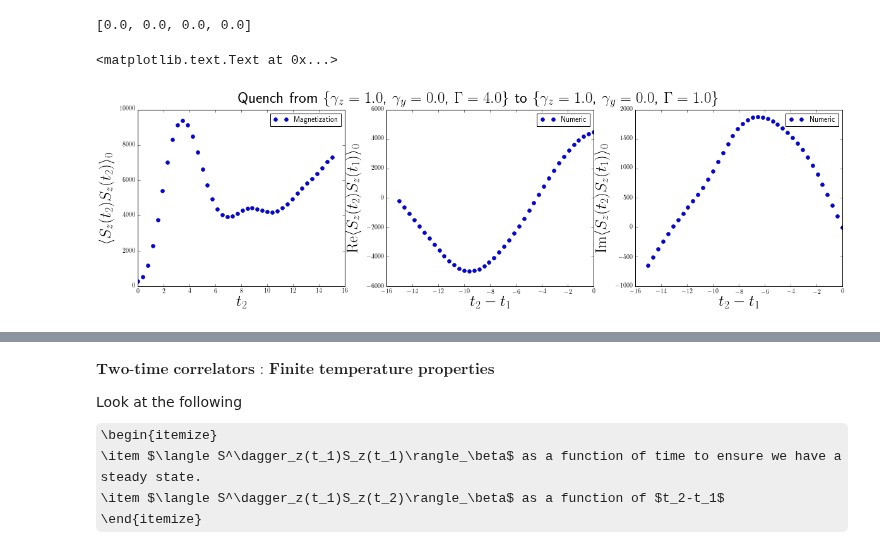
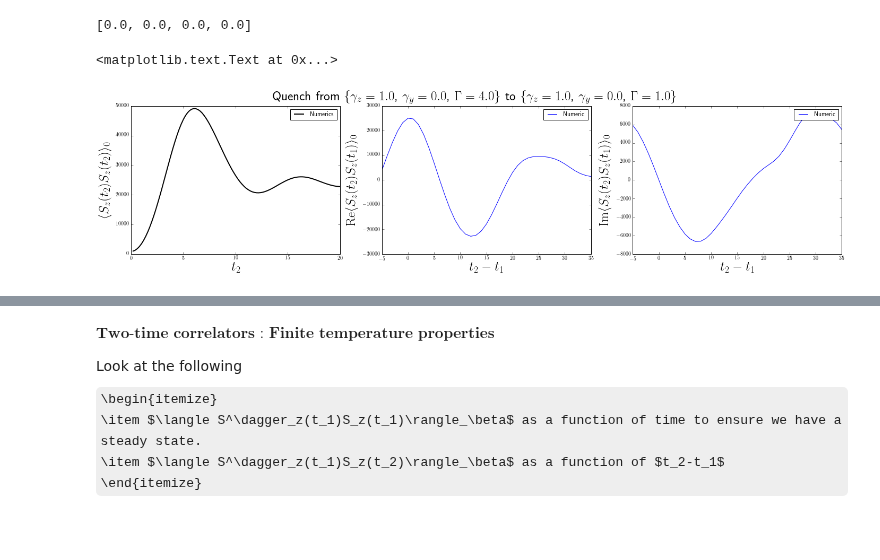
Before and after one commit to paraj003/LMG_quench, a Jupyter notebook: LMG_sim.ipynb, the cells around one changed output, grey strips where cells are left out. Cells and saved outputs as stored; diff of their text form; code cells hidden in the pictures; some formulas as TeX source.

```diff
--- a/LMG_sim.ipynb
+++ b/LMG_sim.ipynb
@@ -256,9 +256,9 @@ For the numerics we choose the parameters for the critical quench. We have the d
 
 In this section we focus on a particular system size, (say $L=100$) and plot the time dependence of the spin on th $y-z$ plane.
 # %%
-L=200 #Set system size.
-paramvals0=LMG.Ham_params(N=L,S=L/2,J=1.,γz=1.,γy=0.,Γ=4.)
-paramvalsf=LMG.Ham_params(N=L,S=L/2,J=1.,γz=1,γy=0,Γ=1.)
+L=1000 #Set system size.
+paramvals0=LMG.Ham_params(N=L,S=L/2,J=1.,γz=1.,γy=0.,Γ=1.)
+paramvalsf=LMG.Ham_params(N=L,S=L/2,J=1.,γz=1,γy=0.5,Γ=1.)
 dt=0.2 #time step
 Tf=20 # final time step
 Nsteps=int(Tf/dt)
@@ -1006,0 +1032,29 @@ data/Twotimecorrelation/Twotimecorrelator_Az_0.0_Ay_1.0_t1_[15.0_0.0_15.0]_t2_[1
+# %%
+#load two time correlation <Sϕ(t2)Sϕ(t1)> from file
+directory1='data/Twotimecorrelation/'
+directory2='/home/paraj/Dropbox/Research_Projects_Current/LMG_Quench/data/Twotimecorrelation/'
+correlationyvals=np.zeros((np.size(t2arr),np.size(Larr)),dtype=complex)
+correlationzvals=np.zeros((np.size(t2arr),np.size(Larr)),dtype=complex)
+deletelist=np.array([],dtype=int)
+for L,p in zip(Larr,range(np.size(Larr))):
+    print('L='+str(L))#, end='\r', flush=True)
+    paramvals0=LMG.Ham_params(N=L,S=L/2,J=1.,γz=1.,γy=0.,Γ=4.)
+    paramvalsf=LMG.Ham_params(N=L,S=L/2,J=1.,γz=1,γy=0.,Γ=1.)
+    #load Sz^2 data
+    filename1=directory2+'Twotimecorrelator_Az_1.0_Ay_0.0_t1_'+LMG.arrtostr(t1arr)+'_t2_'+LMG.arrtostr(t2arr)+'_from_'+paramvals0.paramstr()+'_to_'+paramvalsf.paramstr()+'.hdf5'
+    #load Sy^2 data
+    filename2=directory2+'Twotimecorrelator_Az_0.0_Ay_1.0_t1_'+LMG.arrtostr(t1arr)+'_t2_'+LMG.arrtostr(t2arr)+'_from_'+paramvals0.paramstr()+'_to_'+paramvalsf.paramstr()+'.hdf5'
+    if (not os.path.exists(filename1)) or (not os.path.exists(filename2)):
+        print("L="+str(L)+" data doesn't exist!")
+        deletelist=np.append(deletelist,int(p))
+    else:
+        #print("Loading files:\n "+filename1+"\n"+filename2)
+        with h5py.File(filename1, "r") as f:
+            correlationzarr= f["correlationarr"][...]
+        with h5py.File(filename2, "r") as f:
+            correlationyarr= f["correlationarr"][...]
+        correlationzvals[:,p]=correlationzarr
+        correlationyvals[:,p]=correlationyarr
+correlationzvals_nonzero=np.delete(correlationzvals,deletelist,axis=1)
+correlationyvals_nonzero=np.delete(correlationyvals,deletelist,axis=1)
+Larr_nonzero=np.delete(Larr,deletelist,axis=0)
@@ -1018,26 +1085,27 @@ analytic_correlation_imag=-2*(L/2)*(1/(ω))*np.sin(ω*(t2arr-t1arr[0]))
 [0.0, 0.0, 0.0, 0.0]
 # %%
 #plotting time dependence
-plt.figure(figsize=[20,5])
+plt.figure(figsize=[24,5])
 plt.subplot(1,3,1)
-plt.plot(t2arr,np.real(magnetizationmat),'o',label='Magnetization')
+plt.plot(tarr,Sz2vals_nonzero[:,-1],'-',color='black',linewidth=2,label='Numerics')#'$\\langle S_z^2(t)\\rangle$')
+#plt.plot(t2arr,np.real(magnetizationmat),'o',label='Magnetization')
 #plt.plot(t2arr,analytic_mag,label='Analytic')
 plt.xlabel('$t_2$',fontsize=25)
 plt.ylabel('$\\langle S_z(t_2)S_z(t_2)\\rangle_0$',fontsize=25)
 plt.legend()
 plt.subplot(1,3,2)
-plt.plot(t2arr-t1arr[0],np.real(correlationmat[0,:]),'o',label='Numeric')
+plt.plot(t2arr-t1arr[0],np.real(correlationzvals[:,-1]),'-',label='Numeric')
 #plt.plot(t2arr-t1arr[0],analytic_correlation_real,label='Analytic')
 plt.xlabel('$t_2-t_1$',fontsize=25)
 plt.ylabel('${\\rm Re}\\langle S_z(t_2)S_z(t_1)\\rangle_0$',fontsize=25)
 plt.legend()
 plt.subplot(1,3,3)
-plt.plot(t2arr-t1arr[0],np.imag(correlationmat[0,:]),'o',label='Numeric')
+plt.plot(t2arr-t1arr[0],np.imag(correlationzvals[:,-1]),'-',label='Numeric')
 #plt.plot(t2arr-t1arr[0],analytic_correlation_imag,label='Analytic')
 plt.xlabel('$t_2-t_1$',fontsize=25)
 plt.ylabel('${\\rm Im}\\langle S_z(t_2)S_z(t_1)\\rangle_0$',fontsize=25)
 plt.legend()#bbox_to_anchor=(1.95,0.5),fontsize=25)
 plt.suptitle('Quench from \\{$\\gamma_z= %.1f $, $\\gamma_{y}= %.1f $, $\Gamma=%.1f $\\} to \\{$\\gamma_z= %.1f $, $\\gamma_{y}= %.1f $, $\Gamma=%.1f $\\}'%(paramvals0.γz,paramvals0.γy,paramvals0.Γ, paramvalsf.γz,paramvalsf.γy,paramvalsf.Γ),fontsize=25)
 # %% [output]
 <matplotlib.text.Text at 0x...>
-[figure, old version]
+[figure, new version]
```
Also changed, not shown: parts of 23 cells of this notebook, 1 other file.
